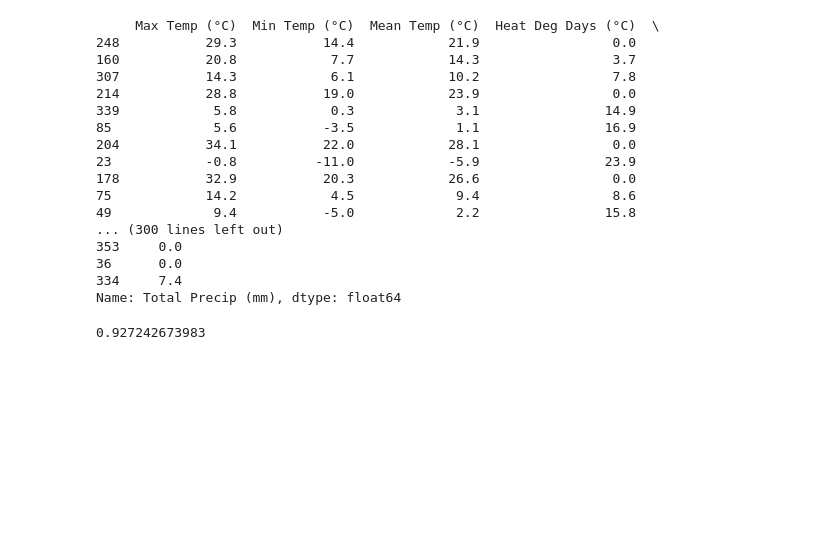
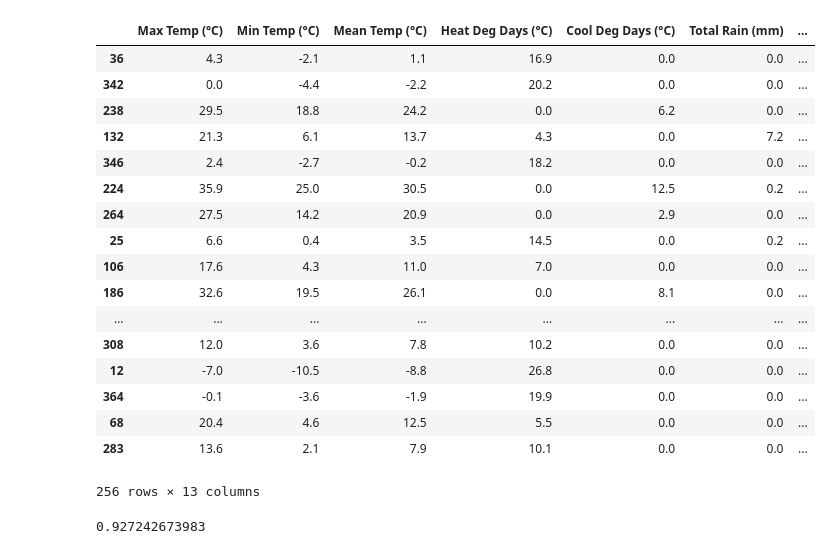
Before and after one commit to carlhejiayu/RainPrediction, a Jupyter notebook: regression_tree.ipynb, the cells around one changed output. Cells and saved outputs as stored; diff of their text form; code cells hidden in the pictures; blank space fills up the shorter version.

```diff
--- a/regression_tree.ipynb
+++ b/regression_tree.ipynb
@@ -8,27 +8,27 @@ import matplotlib.patches as mpatch
 
 data,label = dp.getData()
 X_train, X_test, y_train, y_test= model_selection.train_test_split(data, label, test_size=0.3)
-print X_train
-print "-----------------------------------"
-print y_train
-# %% [output]
-     Max Temp (°C)  Min Temp (°C)  Mean Temp (°C)  Heat Deg Days (°C)  \
-248           29.3           14.4            21.9                 0.0
-160           20.8            7.7            14.3                 3.7
-307           14.3            6.1            10.2                 7.8
-214           28.8           19.0            23.9                 0.0
-339            5.8            0.3             3.1                14.9
-85             5.6           -3.5             1.1                16.9
-204           34.1           22.0            28.1                 0.0
-23            -0.8          -11.0            -5.9                23.9
-178           32.9           20.3            26.6                 0.0
-75            14.2            4.5             9.4                 8.6
-49             9.4           -5.0             2.2                15.8
-... (300 lines left out)
-353     0.0
-36      0.0
-334     7.4
-Name: Total Precip (mm), dtype: float64
+# %%
+X_train
+# %% [output]
+|  | Max Temp (°C) | Min Temp (°C) | Mean Temp (°C) | Heat Deg Days (°C) | Cool Deg Days (°C) | Total Rain (mm) | ... |
+| 36 | 4.3 | -2.1 | 1.1 | 16.9 | 0.0 | 0.0 | ... |
+| 342 | 0.0 | -4.4 | -2.2 | 20.2 | 0.0 | 0.0 | ... |
+| 238 | 29.5 | 18.8 | 24.2 | 0.0 | 6.2 | 0.0 | ... |
+| 132 | 21.3 | 6.1 | 13.7 | 4.3 | 0.0 | 7.2 | ... |
+| 346 | 2.4 | -2.7 | -0.2 | 18.2 | 0.0 | 0.0 | ... |
+| 224 | 35.9 | 25.0 | 30.5 | 0.0 | 12.5 | 0.2 | ... |
+| 264 | 27.5 | 14.2 | 20.9 | 0.0 | 2.9 | 0.0 | ... |
+| 25 | 6.6 | 0.4 | 3.5 | 14.5 | 0.0 | 0.2 | ... |
+| 106 | 17.6 | 4.3 | 11.0 | 7.0 | 0.0 | 0.0 | ... |
+| 186 | 32.6 | 19.5 | 26.1 | 0.0 | 8.1 | 0.0 | ... |
+| ... | ... | ... | ... | ... | ... | ... | ... |
+| 308 | 12.0 | 3.6 | 7.8 | 10.2 | 0.0 | 0.0 | ... |
+| 12 | -7.0 | -10.5 | -8.8 | 26.8 | 0.0 | 0.0 | ... |
+| 364 | -0.1 | -3.6 | -1.9 | 19.9 | 0.0 | 0.0 | ... |
+| 68 | 20.4 | 4.6 | 12.5 | 5.5 | 0.0 | 0.0 | ... |
+| 283 | 13.6 | 2.1 | 7.9 | 10.1 | 0.0 | 0.0 | ... |
+256 rows × 13 columns
 # %%
 clf = tree.DecisionTreeRegressor()
 clf.fit(X_train,y_train)
```
Also changed, not shown: parts of 8 cells of this notebook.
